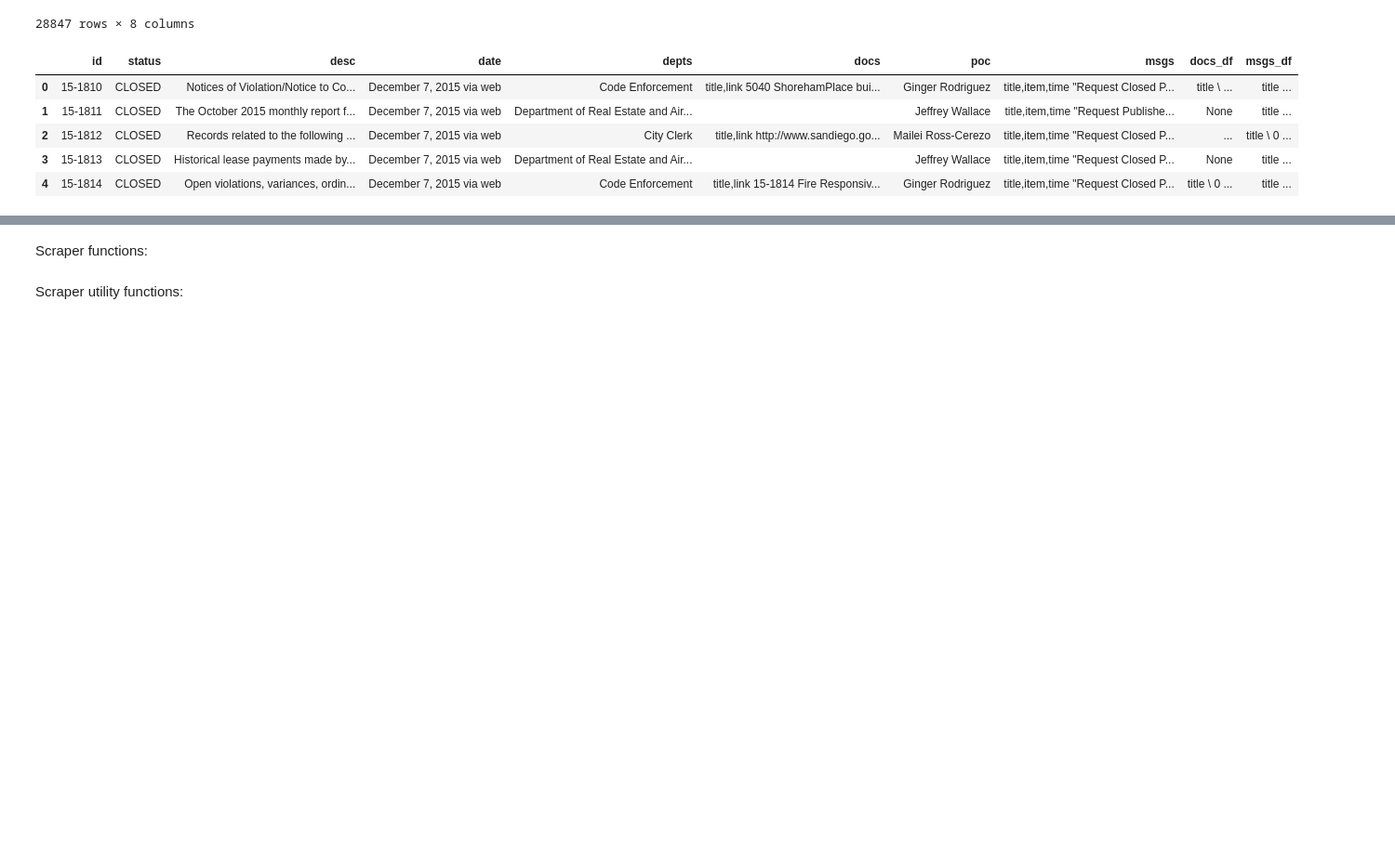
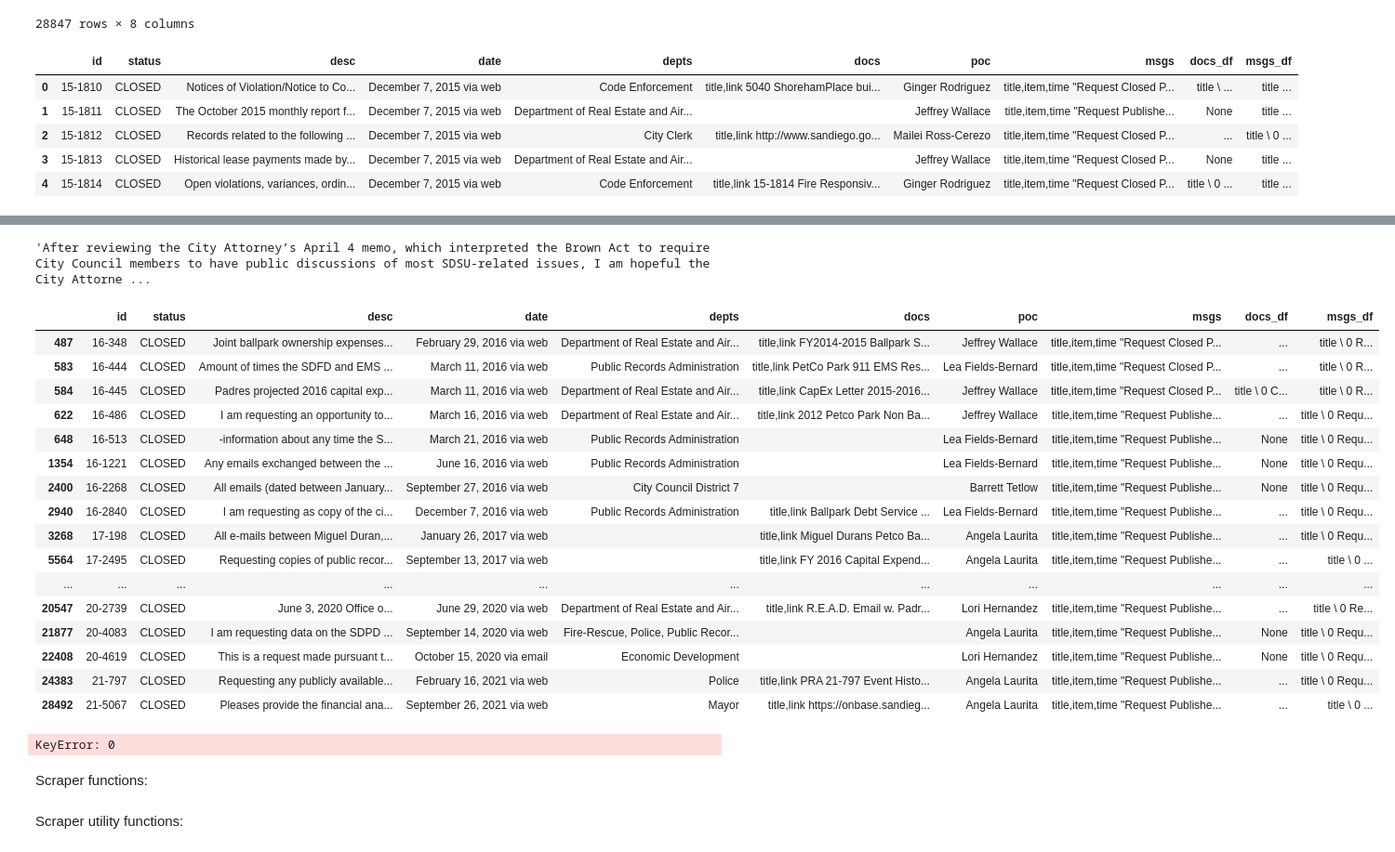
Before and after one commit to Saikrishna-Achalla/police-records-analysis, a Jupyter notebook: steven/nextrequest-selenium.ipynb, the cells around one changed output, grey strips where cells are left out. Shown at 93% size. Saved outputs shown, nothing was run; the diff lists cells and outputs as text; code cells hidden in the pictures; blank space fills up the shorter version.

```diff
--- a/steven/nextrequest-selenium.ipynb
+++ b/steven/nextrequest-selenium.ipynb
@@ -257,0 +404,26 @@ Length: 67, dtype: int64
+# %%
+request_id = '"19-3612"'
+test_df.query('id == ' + request_id).iloc[0]['desc']
+# %% [output]
+'After reviewing the City Attorney’s April 4 memo, which interpreted the Brown Act to require City Council members to have public discussions of most SDSU-related issues, I am hopeful the City Attorne ...
+# %%
+desc = 'Padres'
+test_df[test_df['desc'].str.contains(desc)]
+# %% [output]
+|  | id | status | desc | date | depts | docs | poc | msgs | docs_df | msgs_df |
+| 487 | 16-348 | CLOSED | Joint ballpark ownership expenses... | February 29, 2016 via web | Department of Real Estate and Air... | title,link FY2014-2015 Ballpark S... | Jeffrey Wallace | title,item,time "Request Closed P... | ... | title \ 0 R... |
+| 583 | 16-444 | CLOSED | Amount of times the SDFD and EMS ... | March 11, 2016 via web | Public Records Administration | title,link PetCo Park 911 EMS Res... | Lea Fields-Bernard | title,item,time "Request Closed P... | ... | title \ 0 R... |
+| 584 | 16-445 | CLOSED | Padres projected 2016 capital exp... | March 11, 2016 via web | Department of Real Estate and Air... | title,link CapEx Letter 2015-2016... | Jeffrey Wallace | title,item,time "Request Closed P... | title \ 0 C... | title \ 0 R... |
+| 622 | 16-486 | CLOSED | I am requesting an opportunity to... | March 16, 2016 via web | Department of Real Estate and Air... | title,link 2012 Petco Park Non Ba... | Jeffrey Wallace | title,item,time "Request Publishe... | ... | title \ 0 Requ... |
+| 648 | 16-513 | CLOSED | -information about any time the S... | March 21, 2016 via web | Public Records Administration |  | Lea Fields-Bernard | title,item,time "Request Publishe... | None | title \ 0 Requ... |
+| 1354 | 16-1221 | CLOSED | Any emails exchanged between the ... | June 16, 2016 via web | Public Records Administration |  | Lea Fields-Bernard | title,item,time "Request Publishe... | None | title \ 0 Requ... |
+| 2400 | 16-2268 | CLOSED | All emails (dated between January... | September 27, 2016 via web | City Council District 7 |  | Barrett Tetlow | title,item,time "Request Publishe... | None | title \ 0 Requ... |
+| 2940 | 16-2840 | CLOSED | I am requesting as copy of the ci... | December 7, 2016 via web | Public Records Administration | title,link Ballpark Debt Service ... | Lea Fields-Bernard | title,item,time "Request Publishe... | ... | title \ 0 Requ... |
+| 3268 | 17-198 | CLOSED | All e-mails between Miguel Duran,... | January 26, 2017 via web |  | title,link Miguel Durans Petco Ba... | Angela Laurita | title,item,time "Request Publishe... | ... | title \ 0 Requ... |
+| 5564 | 17-2495 | CLOSED | Requesting copies of public recor... | September 13, 2017 via web |  | title,link FY 2016 Capital Expend... | Angela Laurita | title,item,time "Request Publishe... | ... | title \ 0 ... |
+| ... | ... | ... | ... | ... | ... | ... | ... | ... | ... | ... |
+| 20547 | 20-2739 | CLOSED | June 3, 2020 Office o... | June 29, 2020 via web | Department of Real Estate and Air... | title,link R.E.A.D. Email w. Padr... | Lori Hernandez | title,item,time "Request Publishe... | ... | title \ 0 Re... |
+| 21877 | 20-4083 | CLOSED | I am requesting data on the SDPD ... | September 14, 2020 via web | Fire-Rescue, Police, Public Recor... |  | Angela Laurita | title,item,time "Request Publishe... | None | title \ 0 Requ... |
+| 22408 | 20-4619 | CLOSED | This is a request made pursuant t... | October 15, 2020 via email | Economic Development |  | Lori Hernandez | title,item,time "Request Publishe... | None | title \ 0 Requ... |
+| 24383 | 21-797 | CLOSED | Requesting any publicly available... | February 16, 2021 via web | Police | title,link PRA 21-797 Event Histo... | Angela Laurita | title,item,time "Request Publishe... | ... | title \ 0 Requ... |
+| 28492 | 21-5067 | CLOSED | Pleases provide the financial ana... | September 26, 2021 via web | Mayor | title,link https://onbase.sandieg... | Angela Laurita | title,item,time "Request Publishe... | ... | title \ 0 ... |
@@ -258,3 +439,8 @@ Length: 67, dtype: int64
+# %%
+test_df = test_df.convert_dtypes()
+test_df.loc[0]['msgs_df']
+# %% [output]
+KeyError: 0
 # %% [markdown]
 Scraper functions:
 # %%
```
Also changed, not shown: parts of 20 cells of this notebook.
